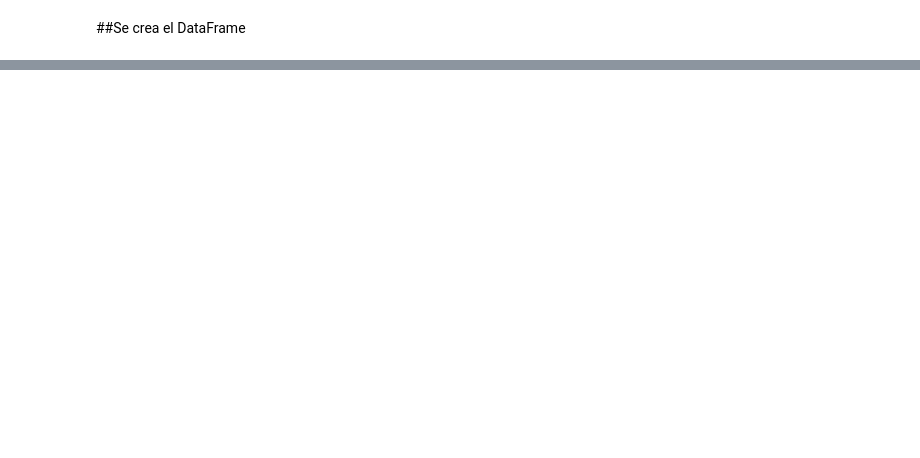
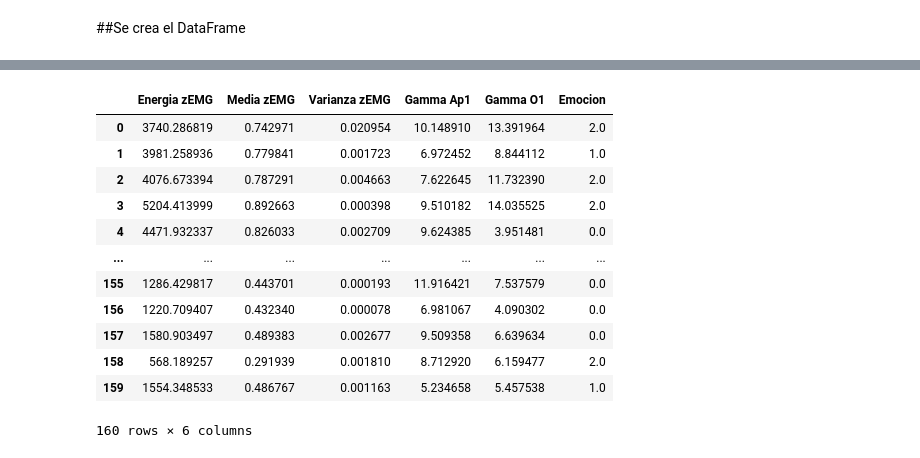
Before and after one commit to MateoMu/TDS_III, a Jupyter notebook: Mini_Proyecto1_MateoMuñozArroyave.ipynb, the cells around one changed output, grey strips where cells are left out. Drawn from its saved outputs; the diff is of its cells as text; code cells hidden in the pictures; blank space fills up the shorter version.

```diff
--- a/Mini_Proyecto1_MateoMuñozArroyave.ipynb
+++ b/Mini_Proyecto1_MateoMuñozArroyave.ipynb
@@ -542,0 +602,9 @@ print(xTrial[0])  # Esto imprimirá las dimensiones de xTrial
+# %%
+# Llama a la función caracterizadorDEAP con nuevo_vector
+xTrial = caracterizadorDEAP(xGSR,todos_Pleth,todos_Resp,xTemp, todos_xEMG, todos_xEOG, todos_xEEG)
+xTrial_P2 = caracterizadorDEAP(xGSR_P2,todos_Pleth_P2,todos_Resp_P2,xTemp_P2, todos_xEMG_P2, todos_xEOG_P2, todos_xEEG_P2)
+xTrial_P3 = caracterizadorDEAP(xGSR_P3,todos_Pleth_P3,todos_Resp_P3,xTemp_P3, todos_xEMG_P3, todos_xEOG_P3, todos_xEEG_P3)
+xTrial_P4 = caracterizadorDEAP(xGSR_P4,todos_Pleth_P4,todos_Resp_P4,xTemp_P4, todos_xEMG_P4, todos_xEOG_P4, todos_xEEG_P4)
+
+# Ahora, xTrial contendrá los datos organizados y caracterizados
+print(xTrial[0])  # Esto imprimirá las dimensiones de xTrial
@@ -570,0 +686,20 @@ dataFrame_P1
+# %%
+newDATA1 = todos_DF.loc[:,['Energia zEMG','Media zEMG','Varianza zEMG','Gamma Ap1','Gamma O1','Emocion']]
+newDATA1 = pd.DataFrame(newDATA1)
+
+#newDATA1 = newDATA1.transpose()
+newDATA1
+# %% [output]
+|  | Energia zEMG | Media zEMG | Varianza zEMG | Gamma Ap1 | Gamma O1 | Emocion |
+| 0 | 3740.286819 | 0.742971 | 0.020954 | 10.148910 | 13.391964 | 2.0 |
+| 1 | 3981.258936 | 0.779841 | 0.001723 | 6.972452 | 8.844112 | 1.0 |
+| 2 | 4076.673394 | 0.787291 | 0.004663 | 7.622645 | 11.732390 | 2.0 |
+| 3 | 5204.413999 | 0.892663 | 0.000398 | 9.510182 | 14.035525 | 2.0 |
+| 4 | 4471.932337 | 0.826033 | 0.002709 | 9.624385 | 3.951481 | 0.0 |
+| ... | ... | ... | ... | ... | ... | ... |
+| 155 | 1286.429817 | 0.443701 | 0.000193 | 11.916421 | 7.537579 | 0.0 |
+| 156 | 1220.709407 | 0.432340 | 0.000078 | 6.981067 | 4.090302 | 0.0 |
+| 157 | 1580.903497 | 0.489383 | 0.002677 | 9.509358 | 6.639634 | 0.0 |
+| 158 | 568.189257 | 0.291939 | 0.001810 | 8.712920 | 6.159477 | 2.0 |
+| 159 | 1554.348533 | 0.486767 | 0.001163 | 5.234658 | 5.457538 | 1.0 |
+160 rows × 6 columns
```
Also changed, not shown: parts of 56 cells of this notebook.
